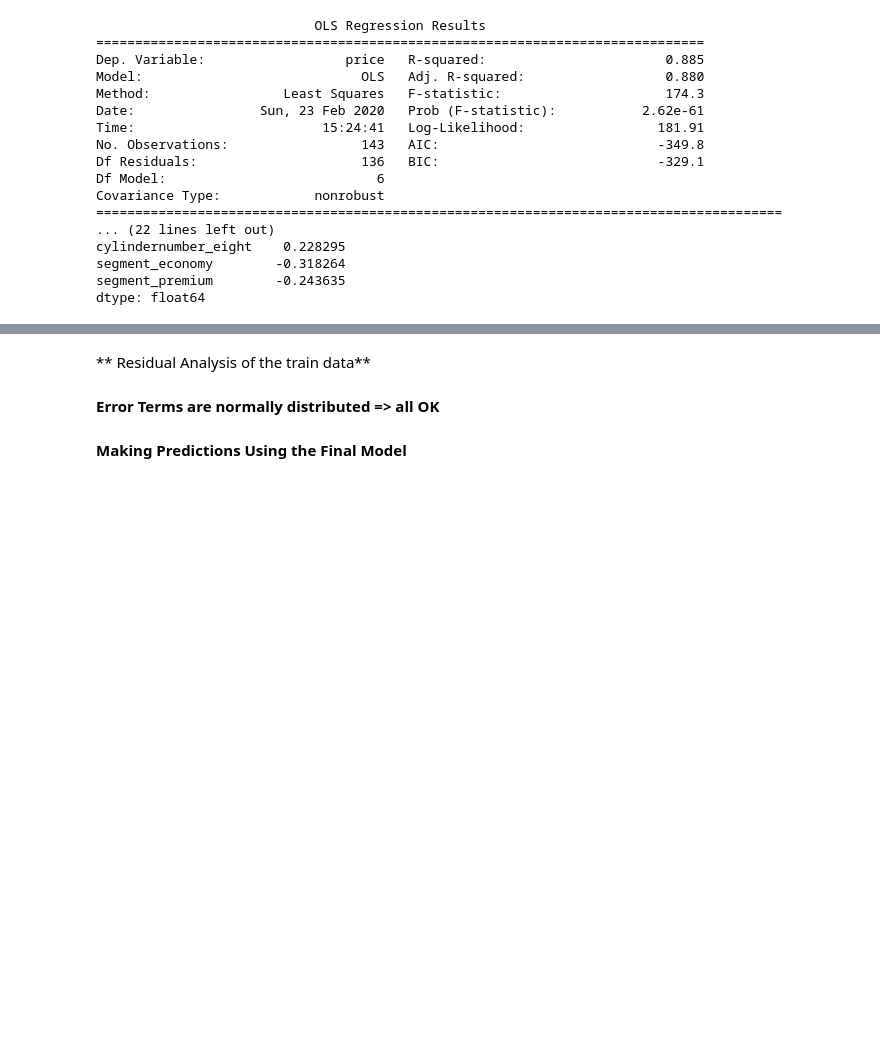
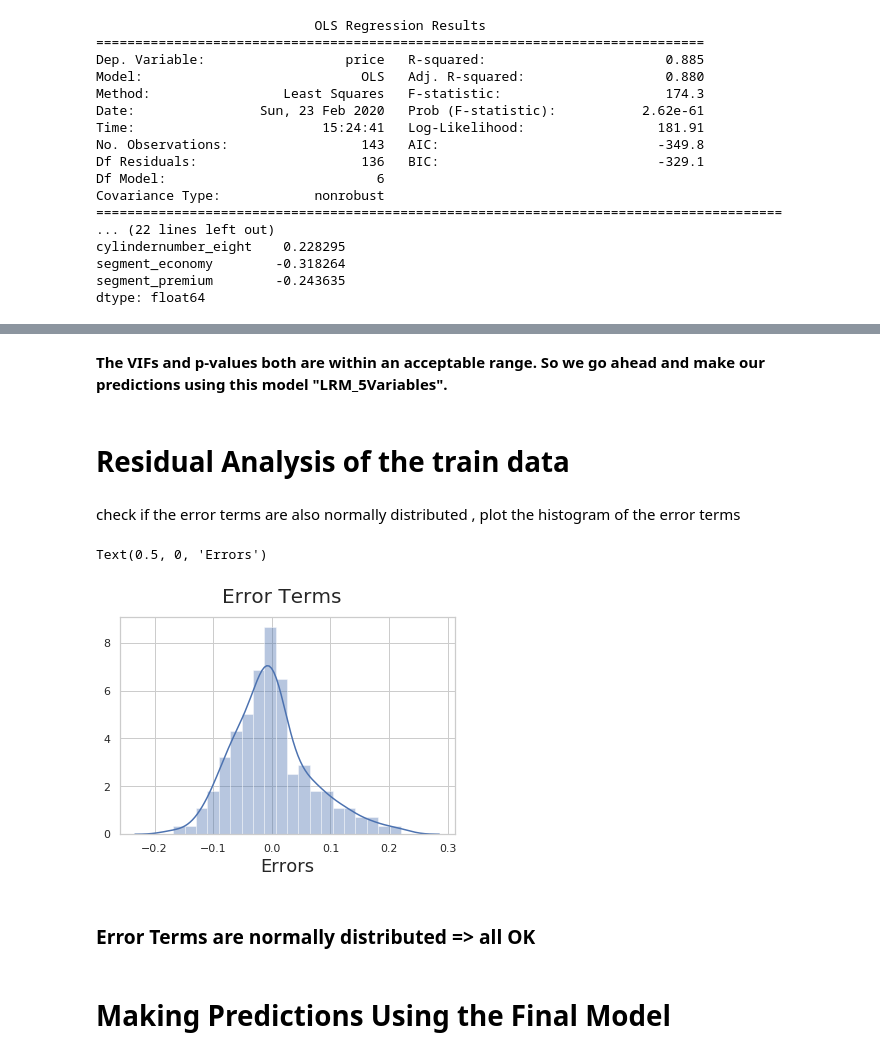
Before and after one commit to HemantTiwariGitHub/IntelligenceCodes, a Jupyter notebook: CarPriceAssignment.ipynb, the cells around one changed output, grey strips where cells are left out. Saved outputs shown, nothing was run; the diff lists cells and outputs as text; code cells hidden in the pictures; blank space fills up the shorter version.

```diff
--- a/CarPriceAssignment.ipynb
+++ b/CarPriceAssignment.ipynb
@@ -655,0 +658,4 @@ dtype: float64
+# %%
+X_train_05 = X_train_06.drop(['enginelocation'], axis=1)
+# %%
+LRM_5Variables=LinearRegressionAnalysis(X_train_05, Y_train)
@@ -666,2 +689,4 @@ VIFAnalysis(X_train_06)
+# %% [markdown]
+**The VIFs and p-values both are within an acceptable range. So we go ahead and make our predictions using this model "LRM_5Variables".**
 # %% [markdown]
-** Residual Analysis of the train data**
+# **Residual Analysis of the train data**
@@ -670,10 +693,18 @@ y_train_price = LRM_06Variables.predict(X_train_07)
+# %% [markdown]
+check if the error terms are also normally distributed , plot the histogram of the error terms
+# %%
+X_train_05_Trainer = sm.add_constant(X_train_05)
+y_train_price = LRM_5Variables.predict(X_train_05_Trainer)
 # %%
 fig = plt.figure()
-sns.distplot((Y_train - y_train_price), bins = 15)
-fig.suptitle('Error Terms', fontsize = 20)                  # Plot heading
+sns.distplot((Y_train - y_train_price), bins = 20)
+fig.suptitle('Error Terms', fontsize = 20)
 plt.xlabel('Errors', fontsize = 18)
+# %% [output]
+Text(0.5, 0, 'Errors')
+[figure, added]
 # %% [markdown]
-**Error Terms are normally distributed => all OK**
+### **Error Terms are normally distributed => all OK**
 # %% [markdown]
-**Making Predictions Using the Final Model**
+# **Making Predictions Using the Final Model**
 # %%
```
Also changed, not shown: parts of 17 cells of this notebook.
